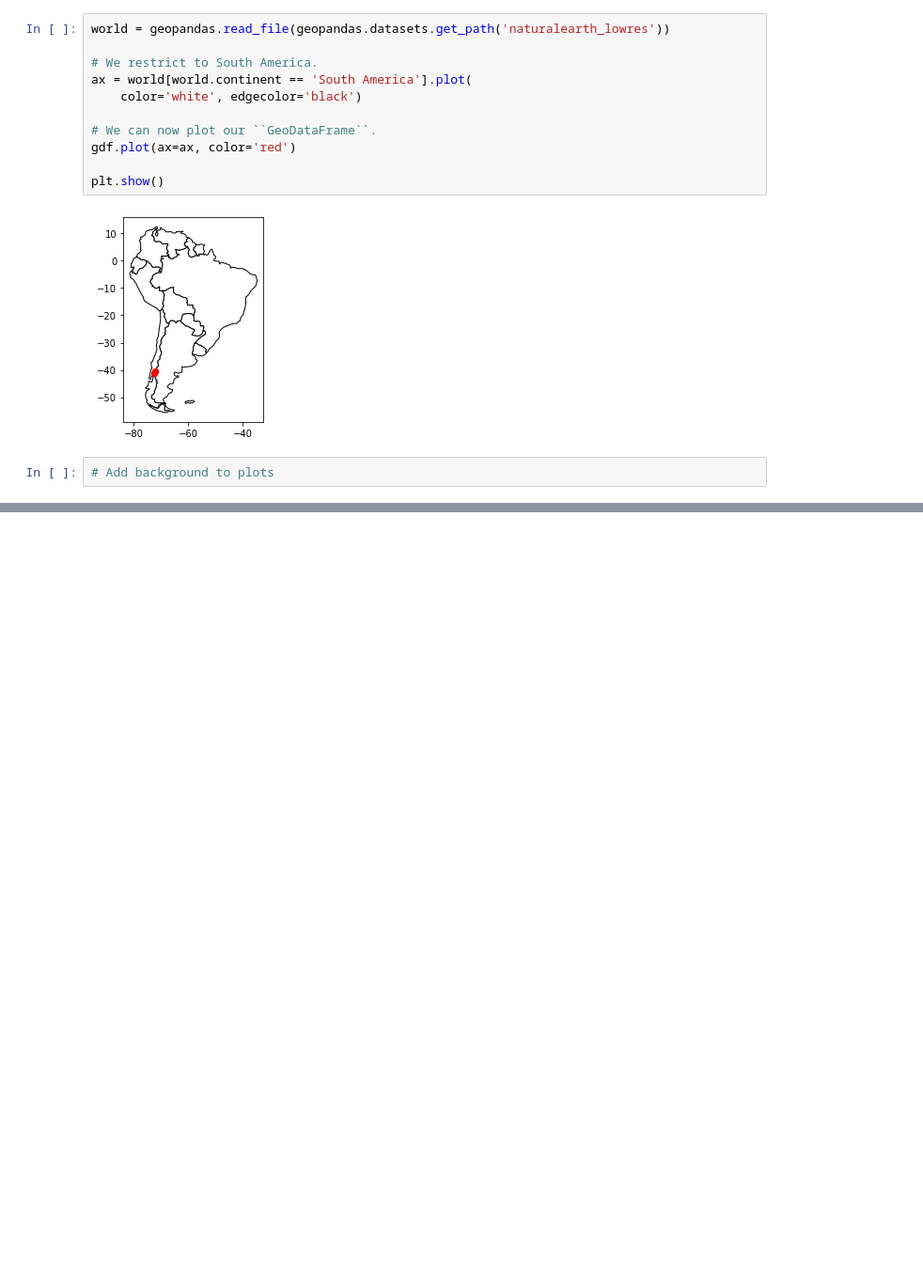
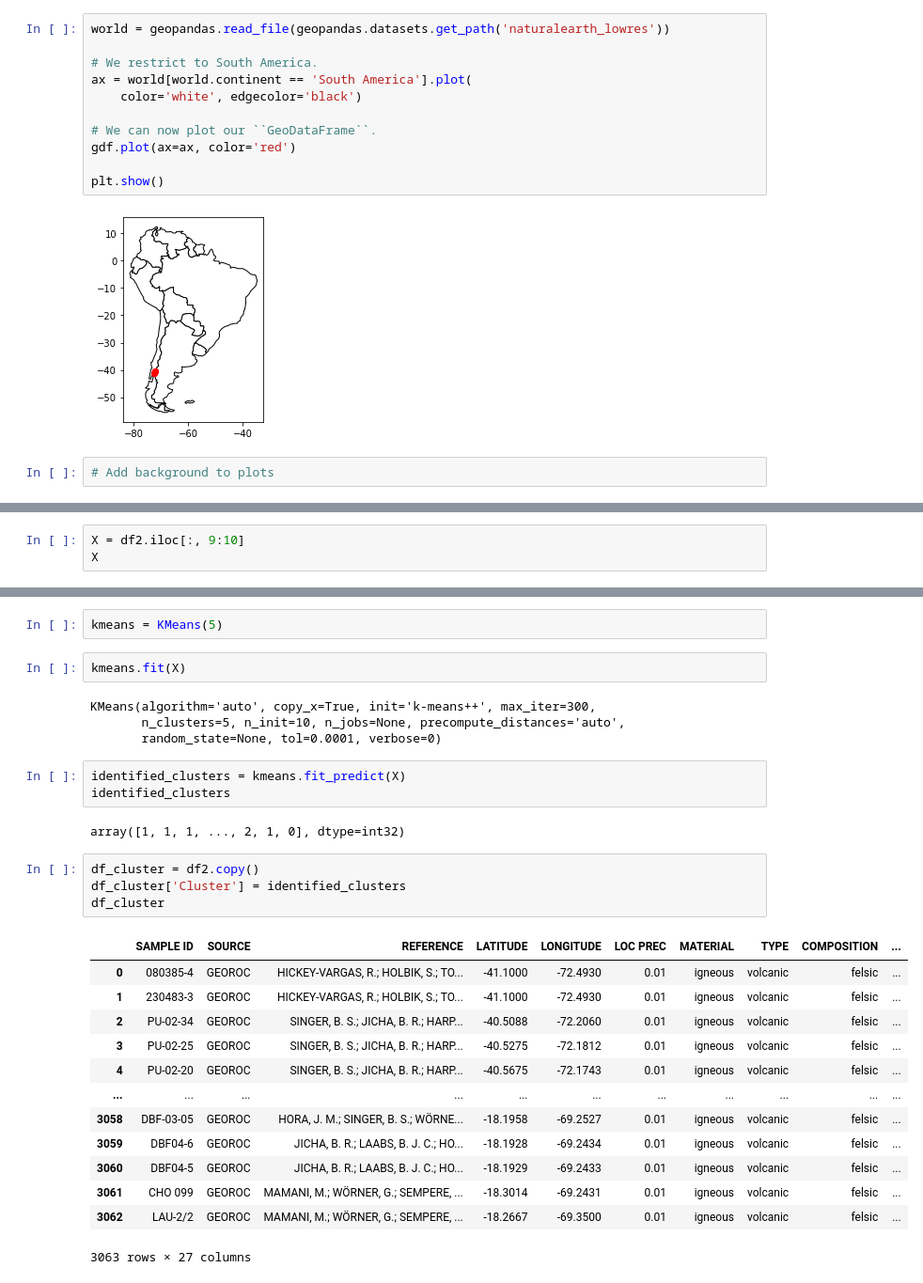
Before and after one commit to DSEI21000-S21/project-clustering-geological-samples, a Jupyter notebook: Geological_Samples_ML_Project.ipynb, the cells around one changed output, grey strips where cells are left out. Shown: that part at 94% size. Saved outputs shown, nothing was run; the diff lists cells and outputs as text; blank space fills up the shorter version.

```diff
--- a/Geological_Samples_ML_Project.ipynb
+++ b/Geological_Samples_ML_Project.ipynb
@@ -341,0 +420,3 @@ plt.show()
+# %%
+X = df2.iloc[:, 9:10]
+X
@@ -341,0 +437,31 @@ plt.show()
+# %%
+kmeans = KMeans(5)
+# %%
+kmeans.fit(X)
+# %% [output]
+KMeans(algorithm='auto', copy_x=True, init='k-means++', max_iter=300,
+       n_clusters=5, n_init=10, n_jobs=None, precompute_distances='auto',
+       random_state=None, tol=0.0001, verbose=0)
+# %%
+identified_clusters = kmeans.fit_predict(X)
+identified_clusters
+# %% [output]
+array([1, 1, 1, ..., 2, 1, 0], dtype=int32)
+# %%
+df_cluster = df2.copy()
+df_cluster['Cluster'] = identified_clusters
+df_cluster
+# %% [output]
+|  | SAMPLE ID | SOURCE | REFERENCE | LATITUDE | LONGITUDE | LOC PREC | MATERIAL | TYPE | COMPOSITION | ... |
+| 0 | 080385-4 | GEOROC | HICKEY-VARGAS, R.; HOLBIK, S.; TO... | -41.1000 | -72.4930 | 0.01 | igneous | volcanic | felsic | ... |
+| 1 | 230483-3 | GEOROC | HICKEY-VARGAS, R.; HOLBIK, S.; TO... | -41.1000 | -72.4930 | 0.01 | igneous | volcanic | felsic | ... |
+| 2 | PU-02-34 | GEOROC | SINGER, B. S.; JICHA, B. R.; HARP... | -40.5088 | -72.2060 | 0.01 | igneous | volcanic | felsic | ... |
+| 3 | PU-02-25 | GEOROC | SINGER, B. S.; JICHA, B. R.; HARP... | -40.5275 | -72.1812 | 0.01 | igneous | volcanic | felsic | ... |
+| 4 | PU-02-20 | GEOROC | SINGER, B. S.; JICHA, B. R.; HARP... | -40.5675 | -72.1743 | 0.01 | igneous | volcanic | felsic | ... |
+| ... | ... | ... | ... | ... | ... | ... | ... | ... | ... | ... |
+| 3058 | DBF-03-05 | GEOROC | HORA, J. M.; SINGER, B. S.; WÖRNE... | -18.1958 | -69.2527 | 0.01 | igneous | volcanic | felsic | ... |
+| 3059 | DBF04-6 | GEOROC | JICHA, B. R.; LAABS, B. J. C.; HO... | -18.1928 | -69.2434 | 0.01 | igneous | volcanic | felsic | ... |
+| 3060 | DBF04-5 | GEOROC | JICHA, B. R.; LAABS, B. J. C.; HO... | -18.1929 | -69.2433 | 0.01 | igneous | volcanic | felsic | ... |
+| 3061 | CHO 099 | GEOROC | MAMANI, M.; WÖRNER, G.; SEMPERE, ... | -18.3014 | -69.2431 | 0.01 | igneous | volcanic | felsic | ... |
+| 3062 | LAU-2/2 | GEOROC | MAMANI, M.; WÖRNER, G.; SEMPERE, ... | -18.2667 | -69.3500 | 0.01 | igneous | volcanic | felsic | ... |
+3063 rows × 27 columns
```
Also changed, not shown: parts of 10 cells of this notebook.
